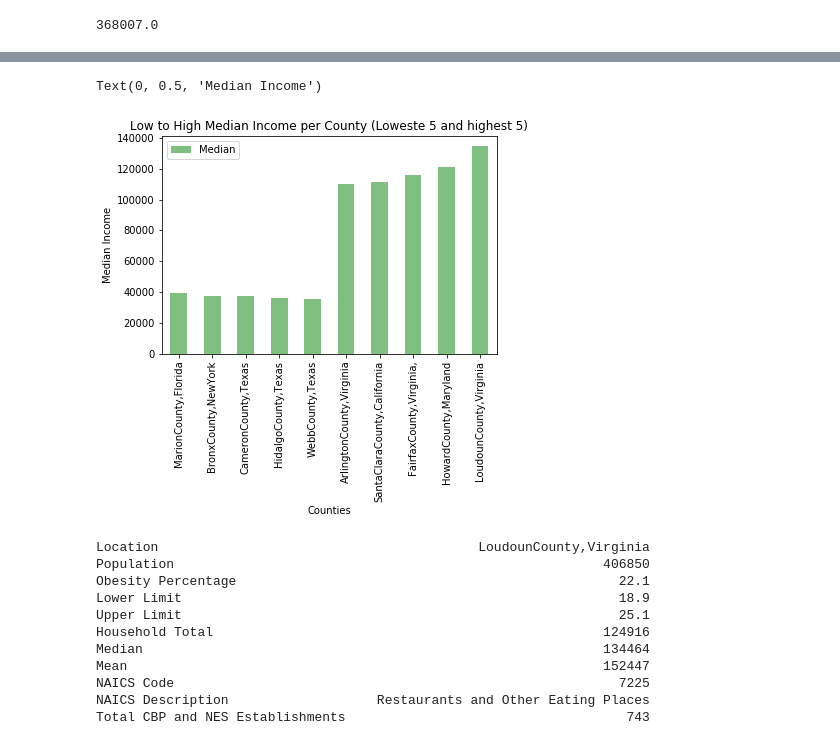
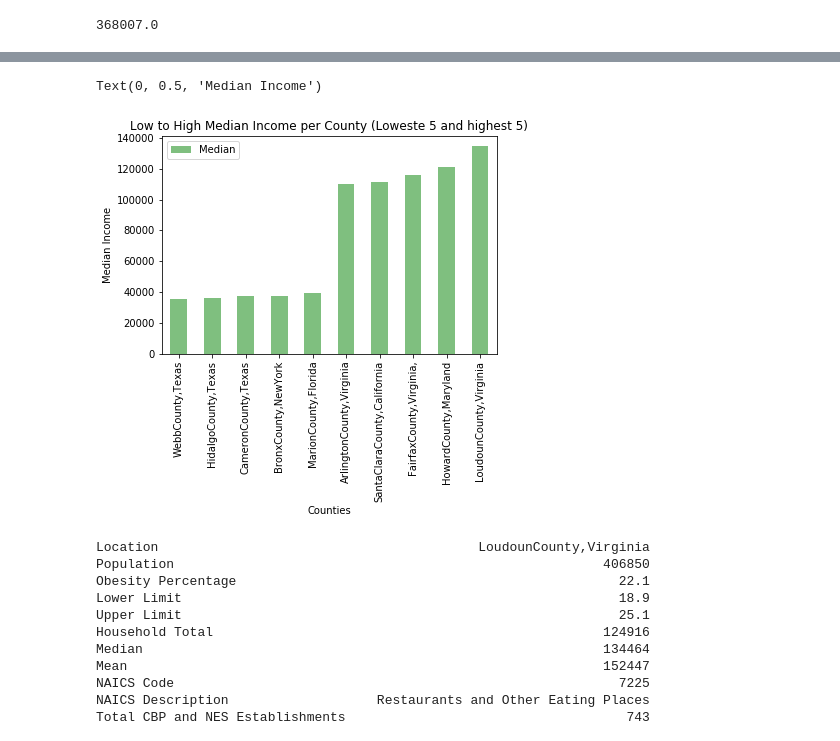
Before and after one commit to liliana-ilut/The-Mockingbirds, a Jupyter notebook: Clean Data/Graphs.ipynb, the cells around one changed output, grey strips where cells are left out. Saved outputs shown, nothing was run; the diff lists cells and outputs as text; code cells hidden in the pictures.

```diff
--- a/Clean Data/Graphs.ipynb
+++ b/Clean Data/Graphs.ipynb
@@ -261,19 +327,19 @@ LowToLowHigh_df
 | 27 | BronxCounty,NewYork | 1432132 | 28.8 | 26.3 | 31.7 | 498539 | 37525 | 53466 | ... |
 | 187 | MarionCounty,Florida | 359977 | 30.7 | 27.7 | 34.1 | 134239 | 39383 | 54181 | ... |
 # %%
-counties = ["MarionCounty,Florida","BronxCounty,NewYork", "CameronCounty,Texas", "HidalgoCounty,Texas", "WebbCounty,Texas",
+counties = ["WebbCounty,Texas", "HidalgoCounty,Texas", "CameronCounty,Texas", "BronxCounty,NewYork", "MarionCounty,Florida",
             "ArlingtonCounty,Virginia","SantaClaraCounty,California", "FairfaxCounty,Virginia,", "HowardCounty,Maryland", "LoudounCounty,Virginia"]
-median_income = [39383, 37525, 37061, 36176, 35659,
+median_income = [35659, 36176, 37061, 37525,39383,
                  110388, 111069, 115717, 120941, 134464 ]
 LowToHighInc_df = pd.DataFrame({ "Median": median_income}, index=counties)
 LowToHighInc_df
 LowToHighInc_df.plot.bar(rot=90, facecolor = "green", alpha = 0.5)
 plt.title("Low to High Median Income per County (Loweste 5 and highest 5)")
 plt.xlabel("Counties")
 plt.ylabel("Median Income")
 # %% [output]
 Text(0, 0.5, 'Median Income')
-[figure, old version]
+[figure, new version]
 # %%
 counties_df= HighToLowIncome_df.iloc[0]
 counties_df
```
Also changed, not shown: parts of 12 cells of this notebook.
